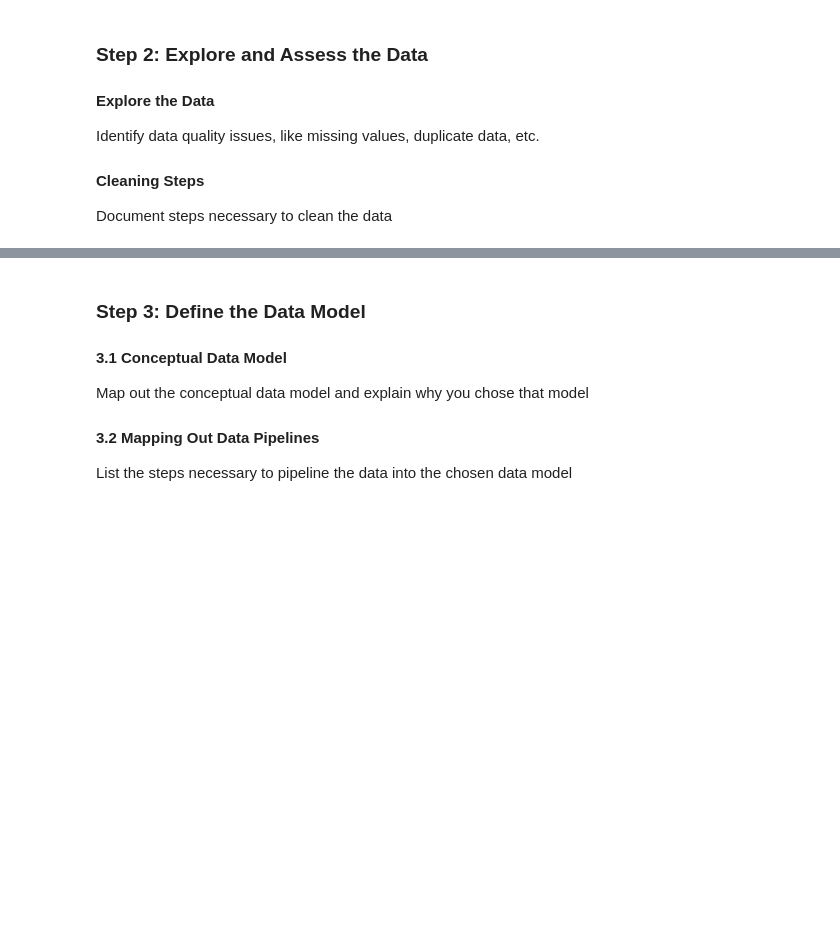
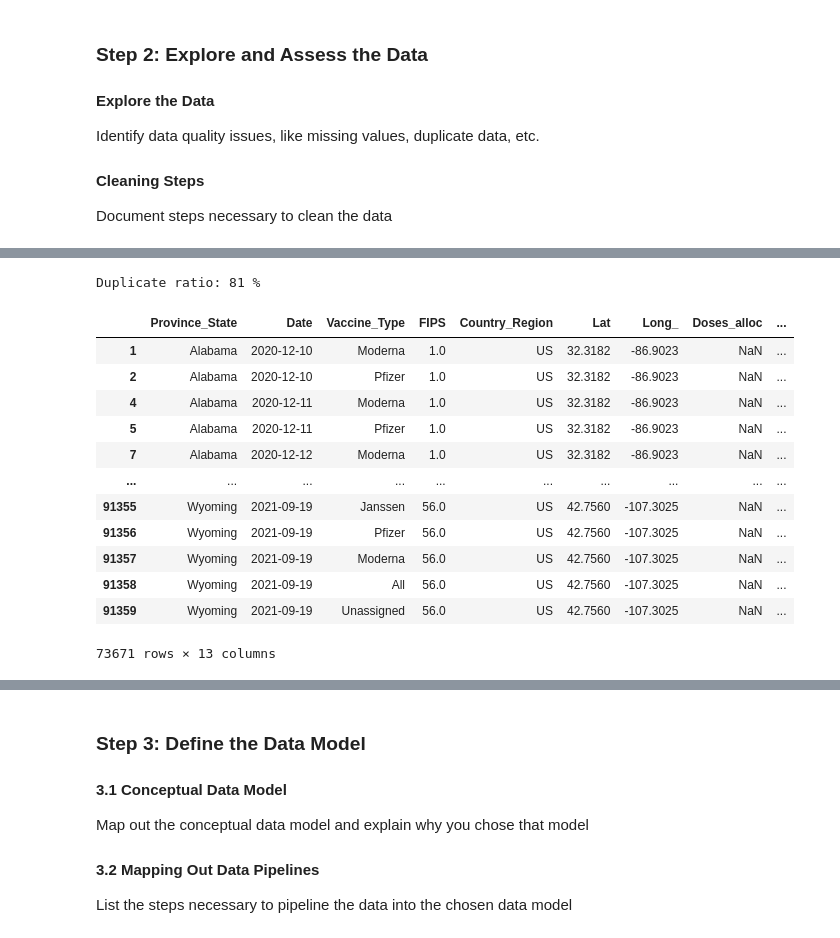
Before and after one commit to mzsrtgzr2/DataEngCapstone, a Jupyter notebook: Lab.ipynb, the cells around one changed output, grey strips where cells are left out. Cells and saved outputs as stored; diff of their text form; code cells hidden in the pictures; blank space fills up the shorter version.

```diff
--- a/Lab.ipynb
+++ b/Lab.ipynb
@@ -76,0 +182,11 @@ Document steps necessary to clean the data
+# %%
+# describe duplicates
+def get_duplicates(df, columns):
+    return df[df.duplicated(subset=columns)]
+
+def describe_duplicates(df, columns):
+    df_dups = get_duplicates(df, columns)
+    print('Duplicate ratio:', round(100*len(df_dups)/len(df)), '%')
+    return df_dups
+
+describe_duplicates(df_activity, ('COUNTRY_SHORT_NAME', 'REPORT_DATE', 'PROVINCE_STATE_NAME', 'COUNTY_NAME'))
@@ -76,0 +295,17 @@ Document steps necessary to clean the data
+# %%
+describe_duplicates(df_vaccinations_usa, ('Date', 'Country_Region', 'Province_State'))
+# %% [output]
+Duplicate ratio: 81 %
+|  | Province_State | Date | Vaccine_Type | FIPS | Country_Region | Lat | Long_ | Doses_alloc | ... |
+| 1 | Alabama | 2020-12-10 | Moderna | 1.0 | US | 32.3182 | -86.9023 | NaN | ... |
+| 2 | Alabama | 2020-12-10 | Pfizer | 1.0 | US | 32.3182 | -86.9023 | NaN | ... |
+| 4 | Alabama | 2020-12-11 | Moderna | 1.0 | US | 32.3182 | -86.9023 | NaN | ... |
+| 5 | Alabama | 2020-12-11 | Pfizer | 1.0 | US | 32.3182 | -86.9023 | NaN | ... |
+| 7 | Alabama | 2020-12-12 | Moderna | 1.0 | US | 32.3182 | -86.9023 | NaN | ... |
+| ... | ... | ... | ... | ... | ... | ... | ... | ... | ... |
+| 91355 | Wyoming | 2021-09-19 | Janssen | 56.0 | US | 42.7560 | -107.3025 | NaN | ... |
+| 91356 | Wyoming | 2021-09-19 | Pfizer | 56.0 | US | 42.7560 | -107.3025 | NaN | ... |
+| 91357 | Wyoming | 2021-09-19 | Moderna | 56.0 | US | 42.7560 | -107.3025 | NaN | ... |
+| 91358 | Wyoming | 2021-09-19 | All | 56.0 | US | 42.7560 | -107.3025 | NaN | ... |
+| 91359 | Wyoming | 2021-09-19 | Unassigned | 56.0 | US | 42.7560 | -107.3025 | NaN | ... |
+73671 rows × 13 columns
```
Also changed, not shown: parts of 39 cells of this notebook, 6 other files.
